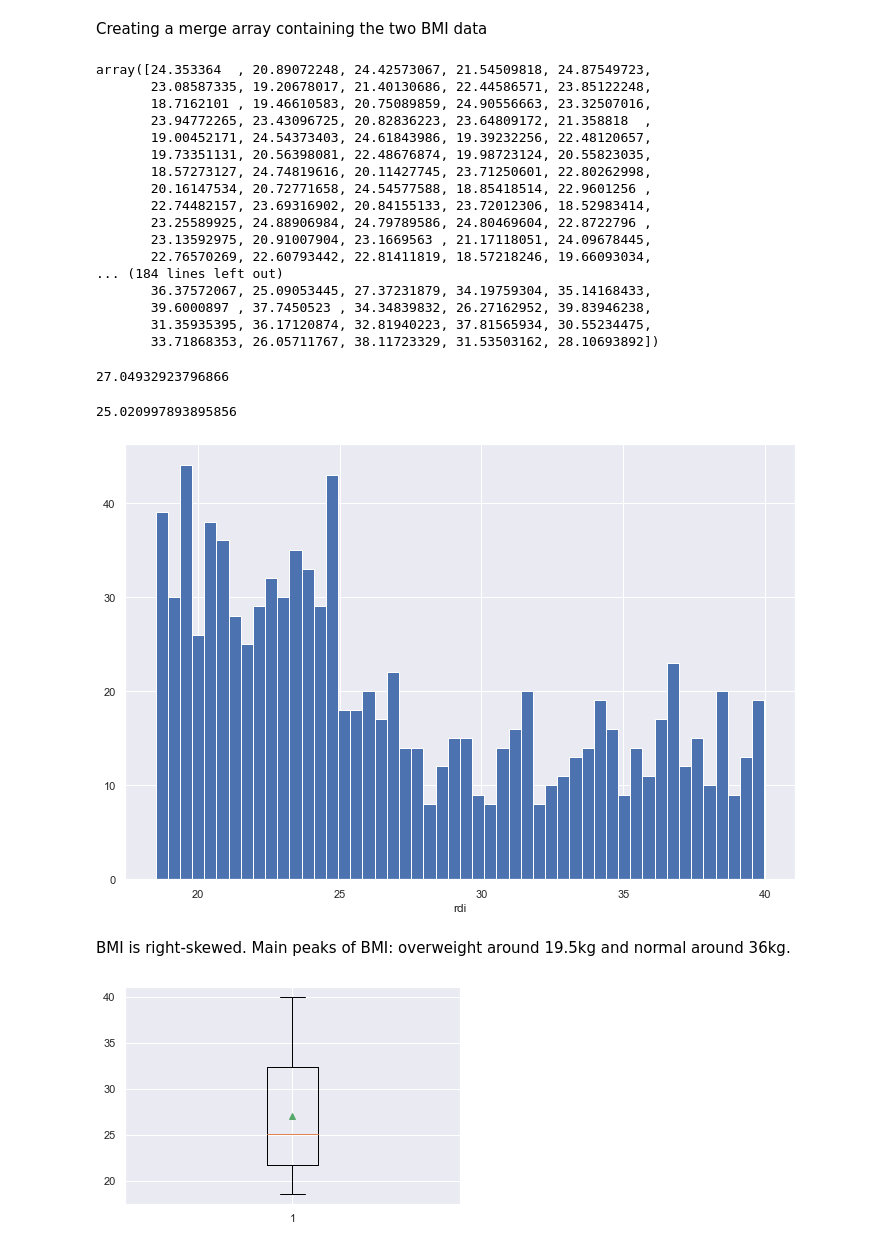
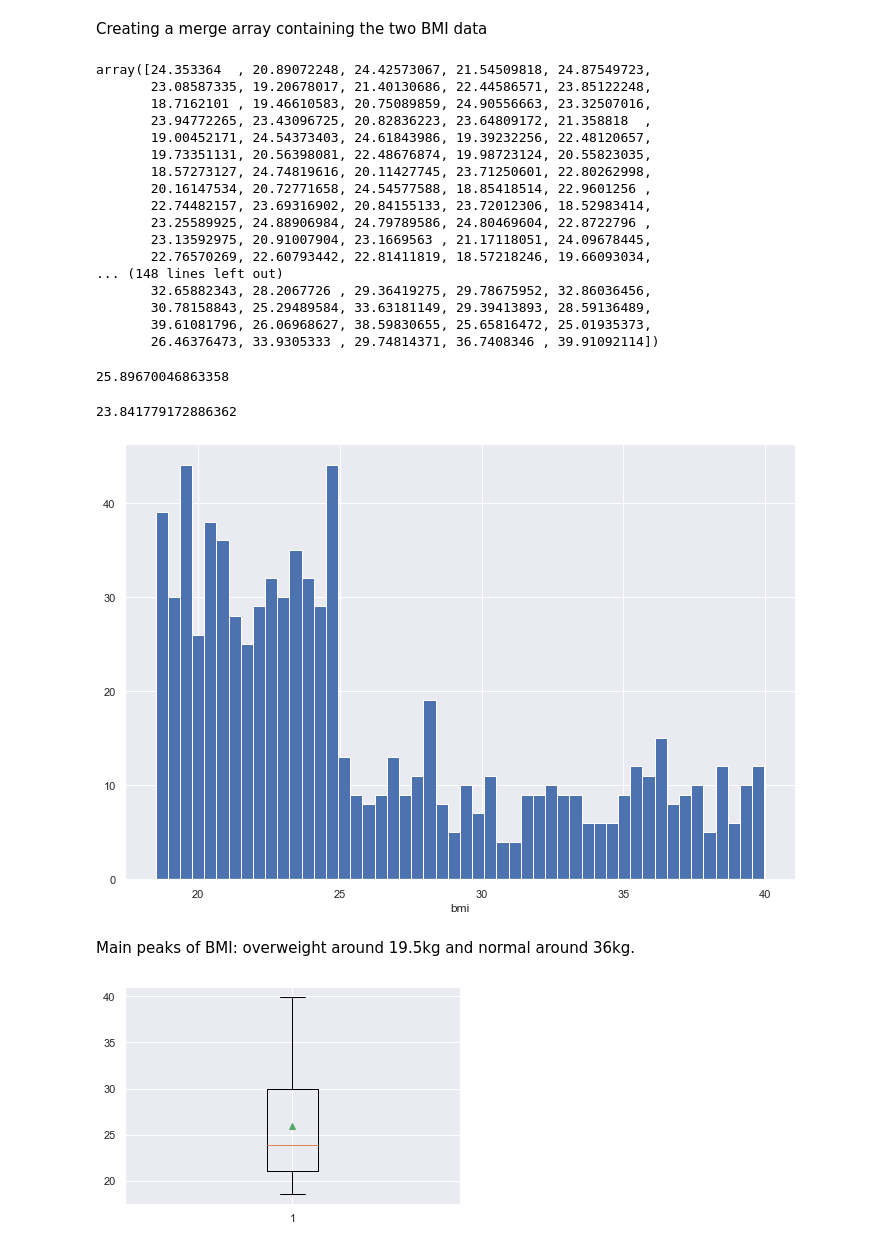
Before and after one commit to oprinceisaac/Data-Set-Simulation, a Jupyter notebook: Data-Set-Simulation.ipynb, the cells around one changed output. Cells and saved outputs as stored; diff of their text form; code cells hidden in the pictures.

```diff
--- a/Data-Set-Simulation.ipynb
+++ b/Data-Set-Simulation.ipynb
@@ -197,7 +201,7 @@ BMI - (Body Mass Index)
 min_bmi_normal = 18.5
 max_bmi_normal = 24.99
 # %%
-bmi_normal = np.random.uniform(18.5,24.99, 500)
+bmi_normal = np.random.uniform(18.5,24.99, 180)
 # %%
 bmi_normal
 # %% [output]
@@ -247,5 +251,5 @@ max_bmi_obese = 40.0
 # %%
-bmi_obese = np.random.uniform(25.0,40.00, 500)
+bmi_obese = np.random.uniform(25,40, 320)
 # %%
 bmi_obese
 # %% [output]
@@ -307,28 +311,28 @@ array([24.353364  , 20.89072248, 24.42573067, 21.54509818, 24.87549723,
        23.25589925, 24.88906984, 24.79789586, 24.80469604, 22.8722796 ,
        23.13592975, 20.91007904, 23.1669563 , 21.17118051, 24.09678445,
        22.76570269, 22.60793442, 22.81411819, 18.57218246, 19.66093034,
-... (184 lines left out)
-       36.37572067, 25.09053445, 27.37231879, 34.19759304, 35.14168433,
-       39.6000897 , 37.7450523 , 34.34839832, 26.27162952, 39.83946238,
-       31.35935395, 36.17120874, 32.81940223, 37.81565934, 30.55234475,
-       33.71868353, 26.05711767, 38.11723329, 31.53503162, 28.10693892])
+... (148 lines left out)
+       32.65882343, 28.2067726 , 29.36419275, 29.78675952, 32.86036456,
+       30.78158843, 25.29489584, 33.63181149, 29.39413893, 28.59136489,
+       39.61081796, 26.06968627, 38.59830655, 25.65816472, 25.01935373,
+       26.46376473, 33.9305333 , 29.74814371, 36.7408346 , 39.91092114])
 # %%
 np.mean(bmi)
 # %% [output]
-27.04932923796866
+25.89670046863358
 # %%
 np.median(bmi)
 # %% [output]
-25.020997893895856
+23.841779172886362
 # %%
 plt.figure(figsize=(12,8), facecolor='w', edgecolor='k', clear='True')
 plt.hist(bmi, bins=50)
-plt.xlabel('rdi')
+plt.xlabel('bmi')
 plt.show()
 # %% [output]
-[figure, old version]
+[figure, new version]
 # %% [markdown]
-BMI is right-skewed.
+
 Main peaks of BMI: overweight around 19.5kg and normal around 36kg.
 # %%
 
@@ -337,7 +341,7 @@ Main peaks of BMI: overweight around 19.5kg and normal around 36kg.
 plt.boxplot(bmi, showmeans=True)
 plt.show()
 # %% [output]
-[figure, old version]
+[figure, new version]
 # %%
 ALCOHOL
 # %%
```
Also changed, not shown: parts of 15 cells of this notebook.
